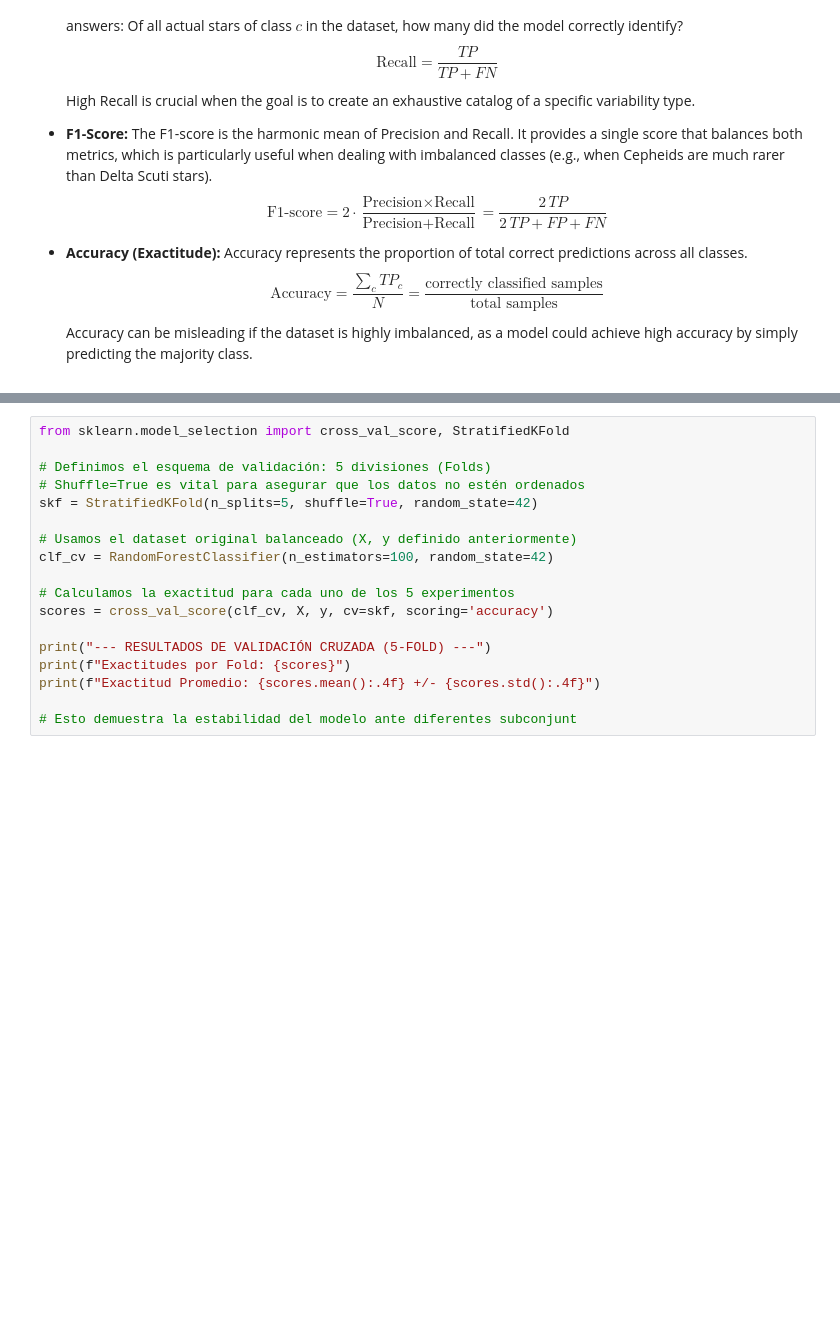
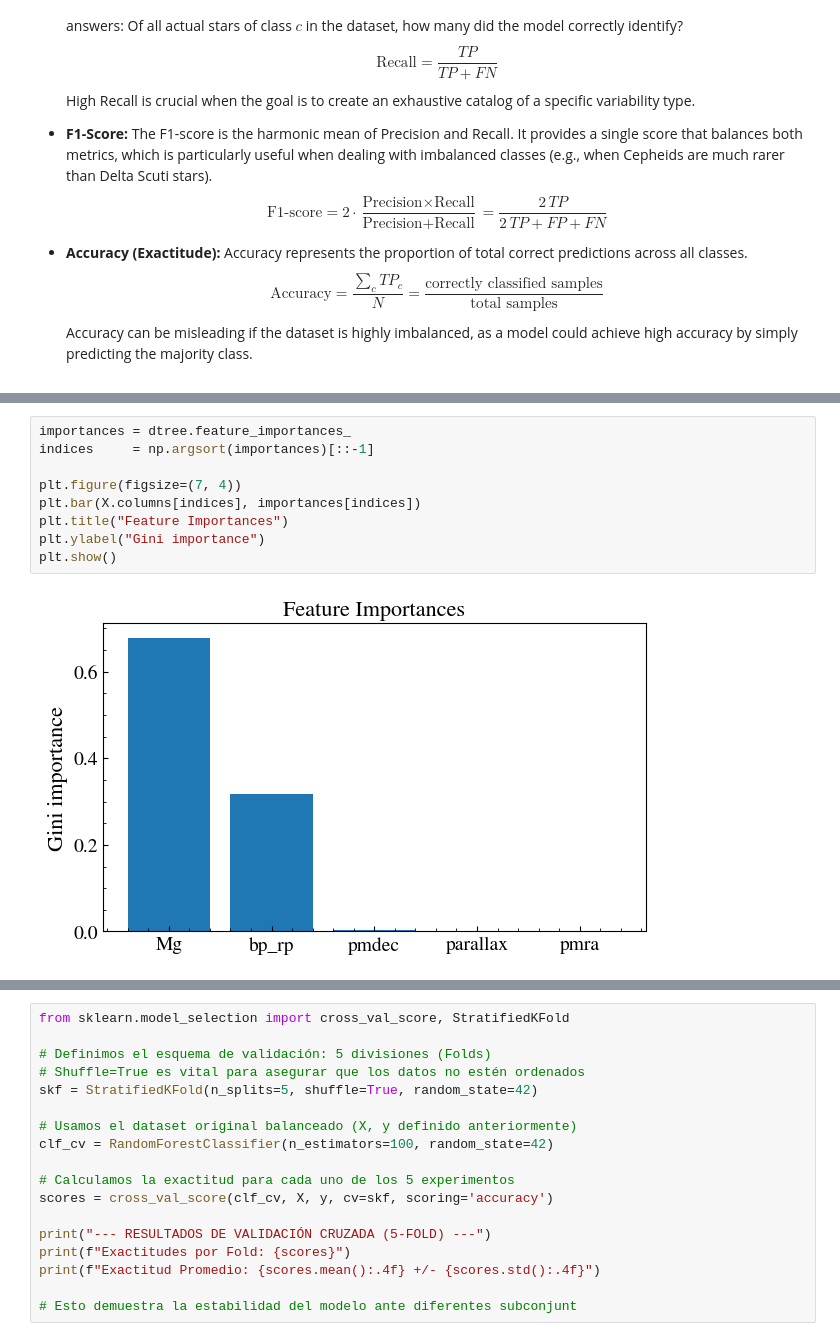
Before and after one commit to jurados/AS4501_Astroinformatic, a Jupyter notebook: Auxiliar/AUX4_SuperviserML.ipynb, the cells around one changed output, grey strips where cells are left out. Saved outputs shown, nothing was run; the diff lists cells and outputs as text; blank space fills up the shorter version.

```diff
--- a/Auxiliar/AUX4_SuperviserML.ipynb
+++ b/Auxiliar/AUX4_SuperviserML.ipynb
@@ -500,0 +595,11 @@ ValueError: a must be greater than 0 unless no samples are taken
+# %%
+importances = dtree.feature_importances_
+indices     = np.argsort(importances)[::-1]
+
+plt.figure(figsize=(7, 4))
+plt.bar(X.columns[indices], importances[indices])
+plt.title("Feature Importances")
+plt.ylabel("Gini importance")
+plt.show()
+# %% [output]
+[figure, added]
```
Also changed, not shown: parts of 29 cells of this notebook.
